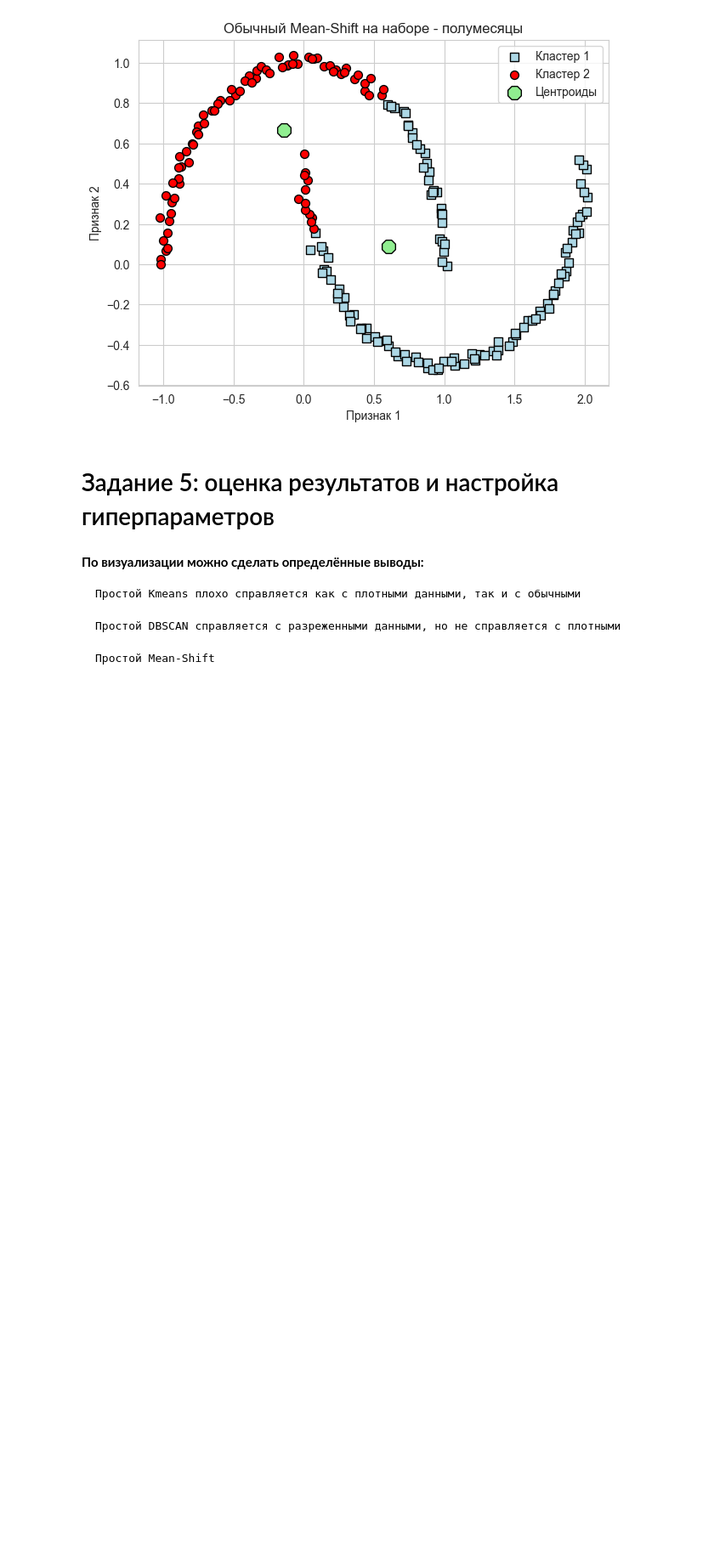
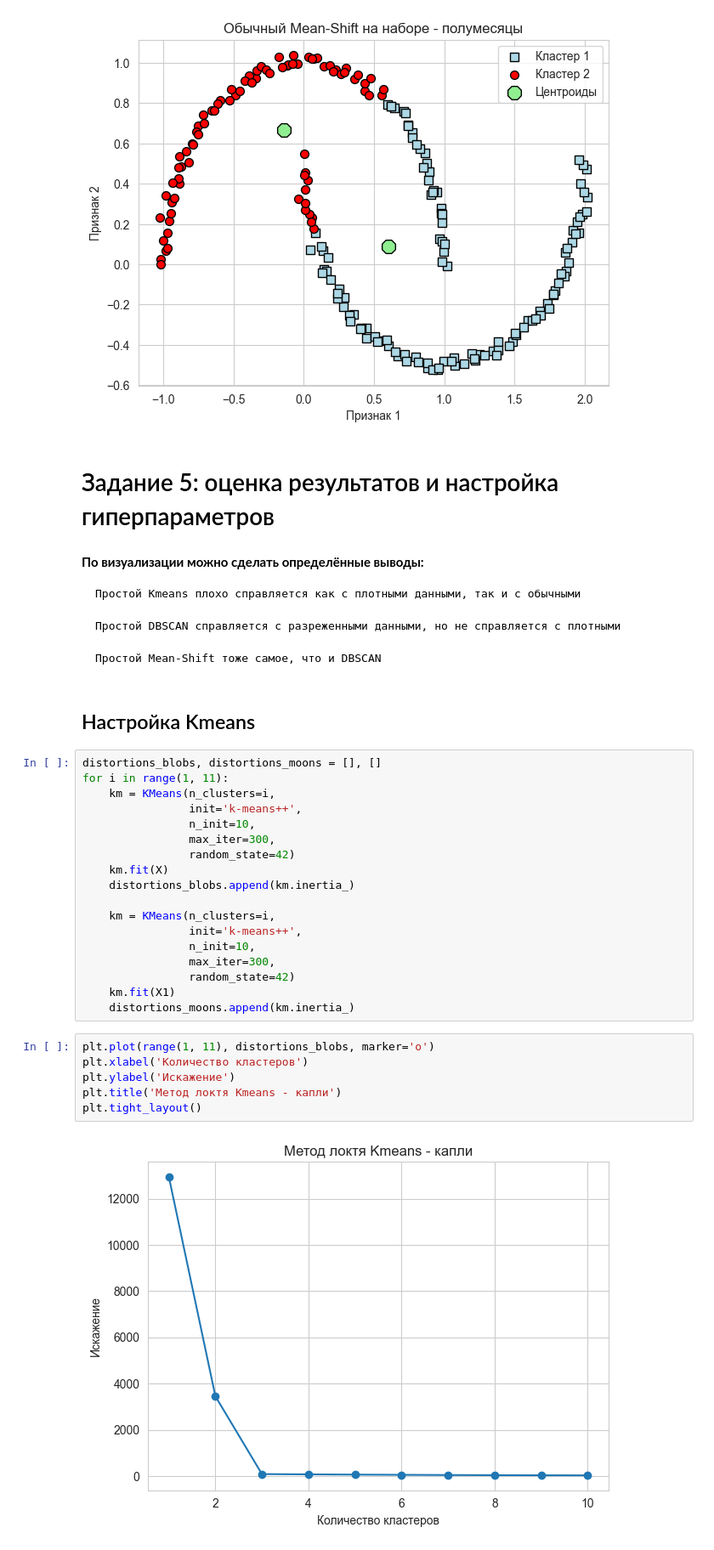
Before and after one commit to Safuanov888/Unsupervised_learning_VUZ, a Jupyter notebook: Models.ipynb, the cells around one changed output. Shown at 85% size. Cells and saved outputs as stored; diff of their text form; blank space fills up the shorter version.

Commit message:
Оптимизировал Kmeans

```diff
--- a/Models.ipynb
+++ b/Models.ipynb
@@ -235,4 +235,32 @@ plt.title('Обычный Mean-Shift на наборе - полумесяцы');
 
     Простой DBSCAN справляется с разреженными данными, но не справляется с плотными
 
-    Простой Mean-Shift
+    Простой Mean-Shift тоже самое, что и DBSCAN
+# %% [markdown]
+## Настройка Kmeans
+# %%
+distortions_blobs, distortions_moons = [], []
+for i in range(1, 11):
+    km = KMeans(n_clusters=i,
+                init='k-means++',
+                n_init=10,
+                max_iter=300,
+                random_state=42)
+    km.fit(X)
+    distortions_blobs.append(km.inertia_)
+
+    km = KMeans(n_clusters=i,
+                init='k-means++',
+                n_init=10,
+                max_iter=300,
+                random_state=42)
+    km.fit(X1)
+    distortions_moons.append(km.inertia_)
+# %%
+plt.plot(range(1, 11), distortions_blobs, marker='o')
+plt.xlabel('Количество кластеров')
+plt.ylabel('Искажение')
+plt.title('Метод локтя Kmeans - капли')
+plt.tight_layout()
+# %% [output]
+[figure, added]
```
Also changed, not shown: parts of 6 cells of this notebook.
